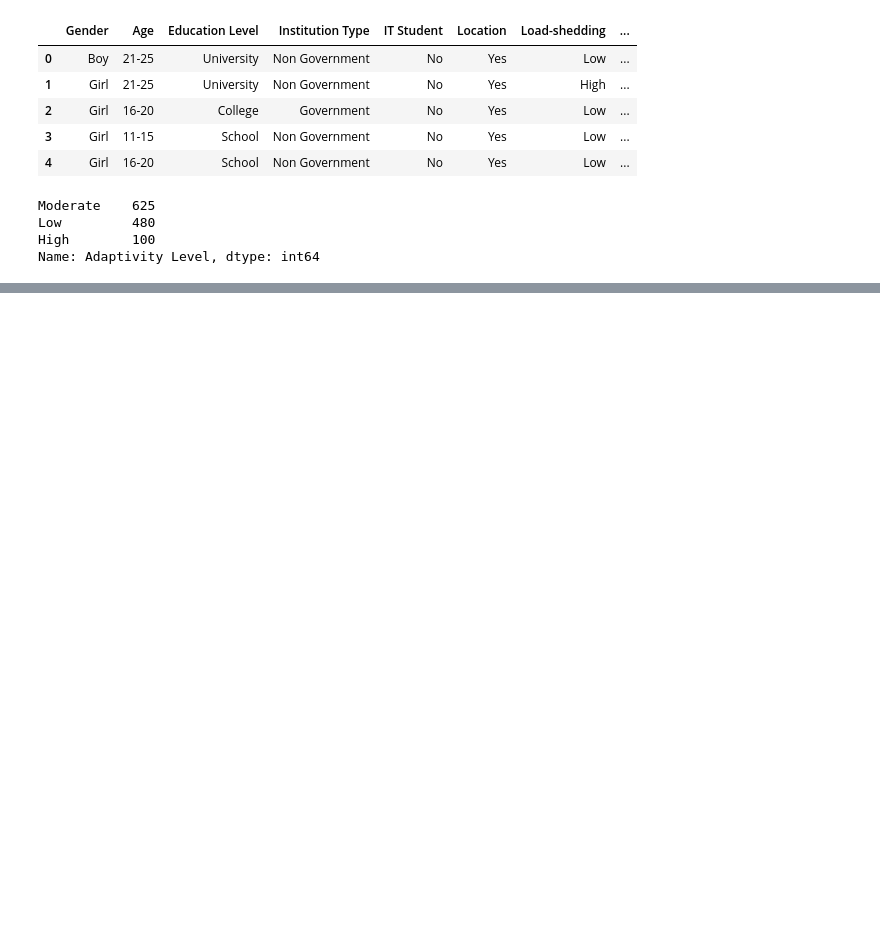
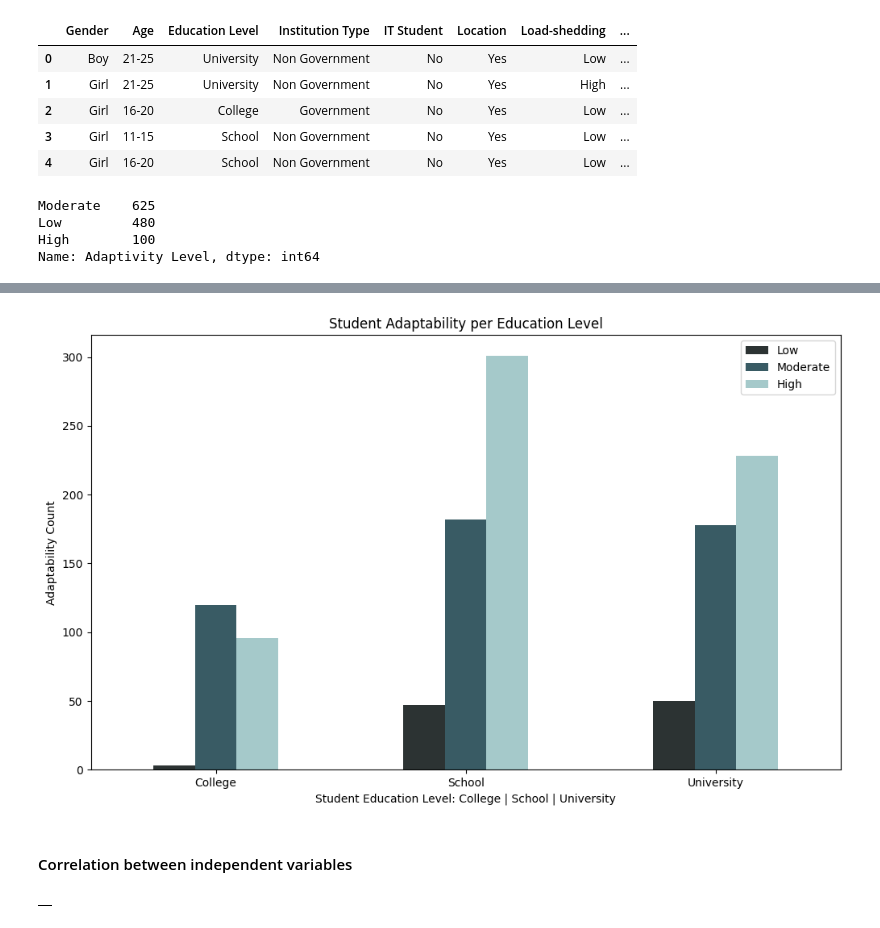
Before and after one commit to granulatedsugar/mmdc-student-classification, a Jupyter notebook: mmdc-student-classification.ipynb, the cells around one changed output, grey strips where cells are left out. Saved outputs shown, nothing was run; the diff lists cells and outputs as text; code cells hidden in the pictures; blank space fills up the shorter version.

Commit message:
TODO: Correlation
TODO: Correlation

```diff
--- a/mmdc-student-classification.ipynb
+++ b/mmdc-student-classification.ipynb
@@ -159,0 +335,3 @@ plt.xticks(rotation = 0);
+# %%
+e_a_cross_tab = pd.crosstab(df['Education Level'], df['Adaptivity Level'])
+e_a_cross_tab
@@ -159,0 +344,20 @@ plt.xticks(rotation = 0);
+# %%
+# Plot Crosstab
+e_a_cross_tab.plot(kind="bar",
+                  figsize=(12, 7),
+                  color=[PRIMARY, SECONDARY, NEUTRAL]);
+plt.title("Student Adaptability per Education Level")
+plt.xlabel("Student Education Level: College | School | University")
+plt.ylabel("Adaptability Count")
+plt.legend(['Low', 'Moderate', 'High'])
+plt.xticks(rotation=0);
+# %% [output]
+[figure, added]
+# %% [markdown]
+#### Correlation between independent variables
+# %%
+# Finding correlation
+corr_matrix = df.corr(numeric_only=True)
+corr_matrix
+# %% [output]
+|  |
```
Also changed, not shown: parts of 24 cells of this notebook.
